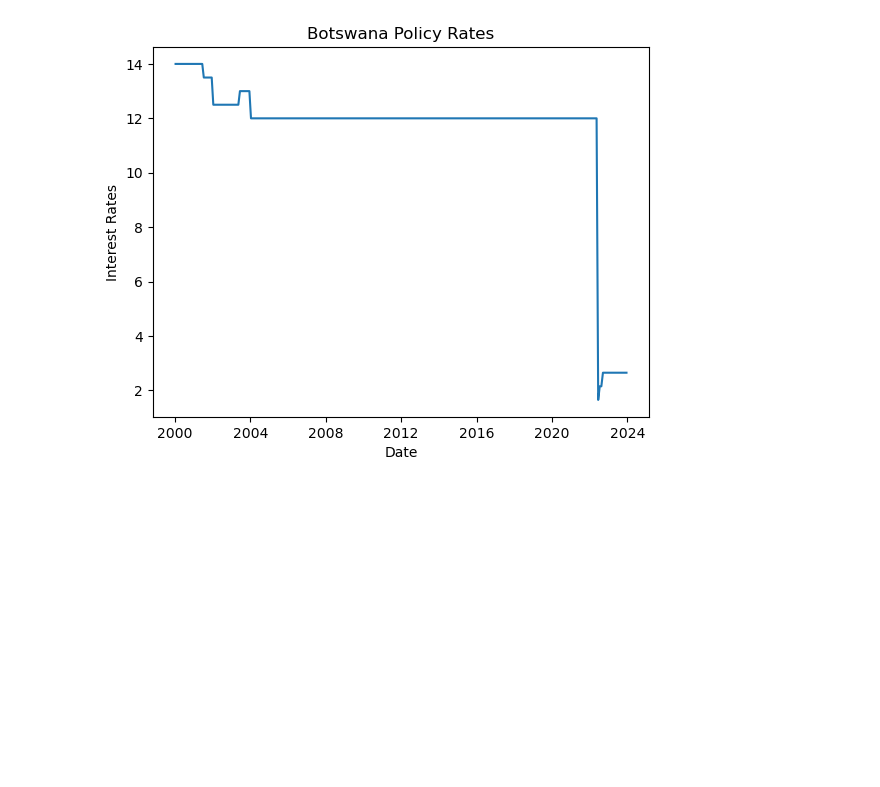
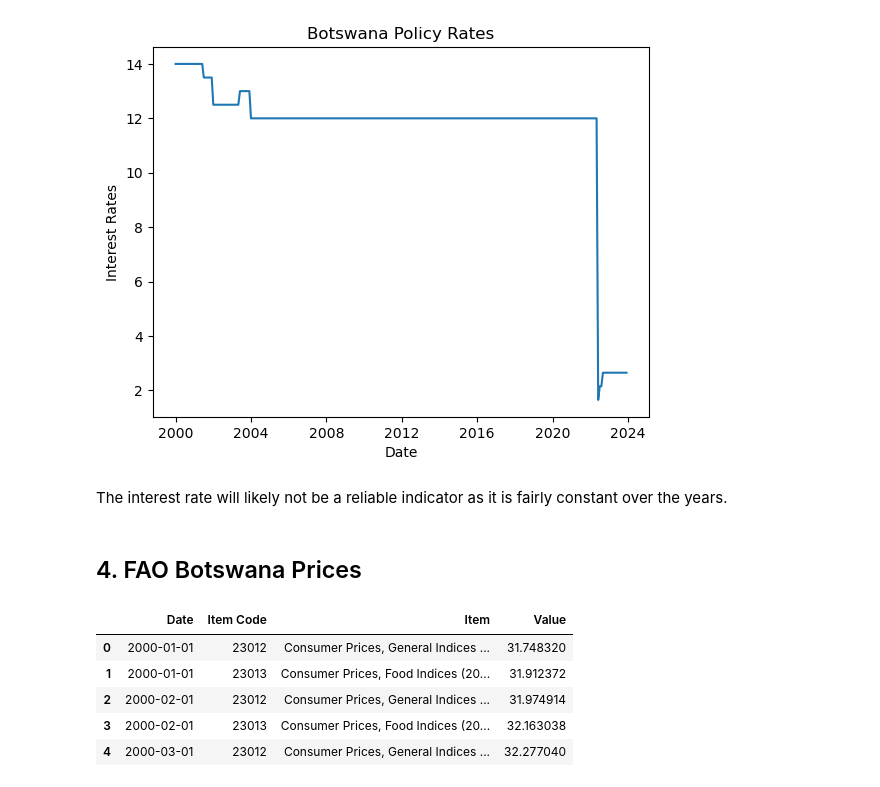
Before and after one commit to GorataB/Hackathon_PolyglotPioneers, a Jupyter notebook: Data Cleaning.ipynb, the cells around one changed output. Drawn from its saved outputs; the diff is of its cells as text; code cells hidden in the pictures; blank space fills up the shorter version.

```diff
--- a/Data Cleaning.ipynb
+++ b/Data Cleaning.ipynb
@@ -291,3 +297,7 @@ ax.set_ylabel("Interest Rates")
 plt.show()
 # %% [output]
 [figure]
+# %% [markdown]
+The interest rate will likely not be a reliable indicator as it is fairly constant over the years.
+# %% [markdown]
+## 4. FAO Botswana Prices
@@ -293,0 +307,9 @@ plt.show()
+# %%
+fao.head()
+# %% [output]
+|  | Date | Item Code | Item | Value |
+| 0 | 2000-01-01 | 23012 | Consumer Prices, General Indices ... | 31.748320 |
+| 1 | 2000-01-01 | 23013 | Consumer Prices, Food Indices (20... | 31.912372 |
+| 2 | 2000-02-01 | 23012 | Consumer Prices, General Indices ... | 31.974914 |
+| 3 | 2000-02-01 | 23013 | Consumer Prices, Food Indices (20... | 32.163038 |
+| 4 | 2000-03-01 | 23012 | Consumer Prices, General Indices ... | 32.277040 |
```
Also changed, not shown: parts of 18 cells of this notebook.
